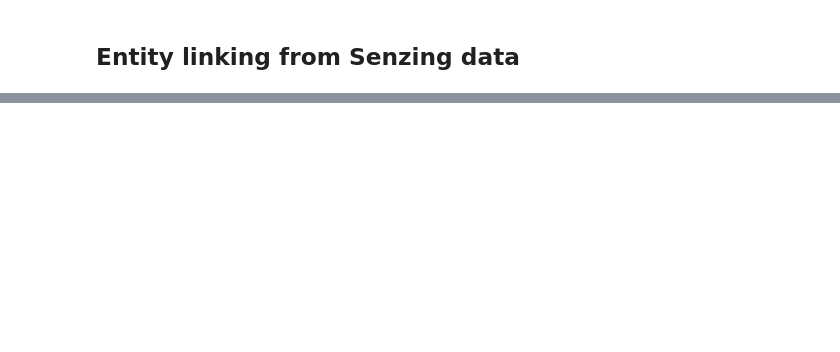
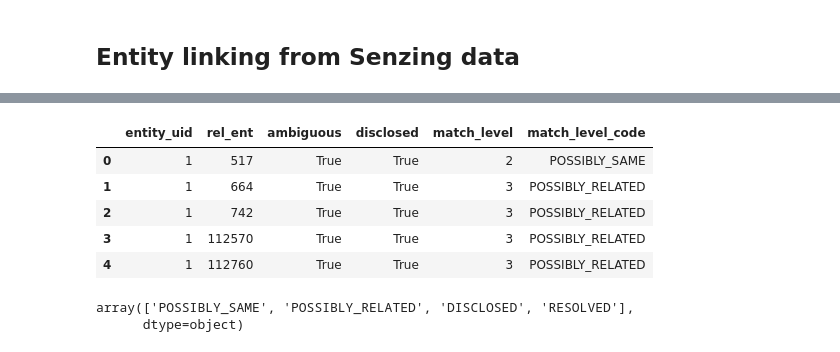
Before and after one commit to louisguitton/erkg-tutorials, a Jupyter notebook: tutorial.ipynb, the cells around one changed output, grey strips where cells are left out. Drawn from its saved outputs; the diff is of its cells as text; code cells hidden in the pictures; blank space fills up the shorter version.

Commit message:
add icij demo

```diff
--- a/tutorial.ipynb
+++ b/tutorial.ipynb
@@ -76,0 +115,2 @@ Editors: Asraa Mustufa PERSON , Ben Hallman Data PERSON and research: Agustin Ar
+# %%
+entities = extract_senzing_results("data/ICIJ-entity-report-2024-06-21_12-04-57-std.json.zip")
@@ -76,0 +166,29 @@ Editors: Asraa Mustufa PERSON , Ben Hallman Data PERSON and research: Agustin Ar
+# %%
+df_rel: pd.DataFrame = pd.DataFrame(
+    [
+        {
+            "entity_uid": entity.entity_uid,
+            "rel_ent": rel_ent["ENTITY_ID"],
+            "ambiguous": (rel_ent["IS_AMBIGUOUS"] == 0),
+            "disclosed": (rel_ent["IS_DISCLOSED"] == 0),
+            "match_level": rel_ent["MATCH_LEVEL"],
+            "match_level_code": rel_ent["MATCH_LEVEL_CODE"],
+        }
+        for entity in entities.values()
+        for rel_key, rel_ent in entity.related.items()
+    ]
+)
+# %%
+df_rel.head()
+# %% [output]
+|  | entity_uid | rel_ent | ambiguous | disclosed | match_level | match_level_code |
+| 0 | 1 | 517 | True | True | 2 | POSSIBLY_SAME |
+| 1 | 1 | 664 | True | True | 3 | POSSIBLY_RELATED |
+| 2 | 1 | 742 | True | True | 3 | POSSIBLY_RELATED |
+| 3 | 1 | 112570 | True | True | 3 | POSSIBLY_RELATED |
+| 4 | 1 | 112760 | True | True | 3 | POSSIBLY_RELATED |
+# %%
+df_rel.match_level_code.unique()
+# %% [output]
+array(['POSSIBLY_SAME', 'POSSIBLY_RELATED', 'DISCLOSED', 'RESOLVED'],
+      dtype=object)
```
Also changed, not shown: parts of 19 cells of this notebook, 6 other files.
